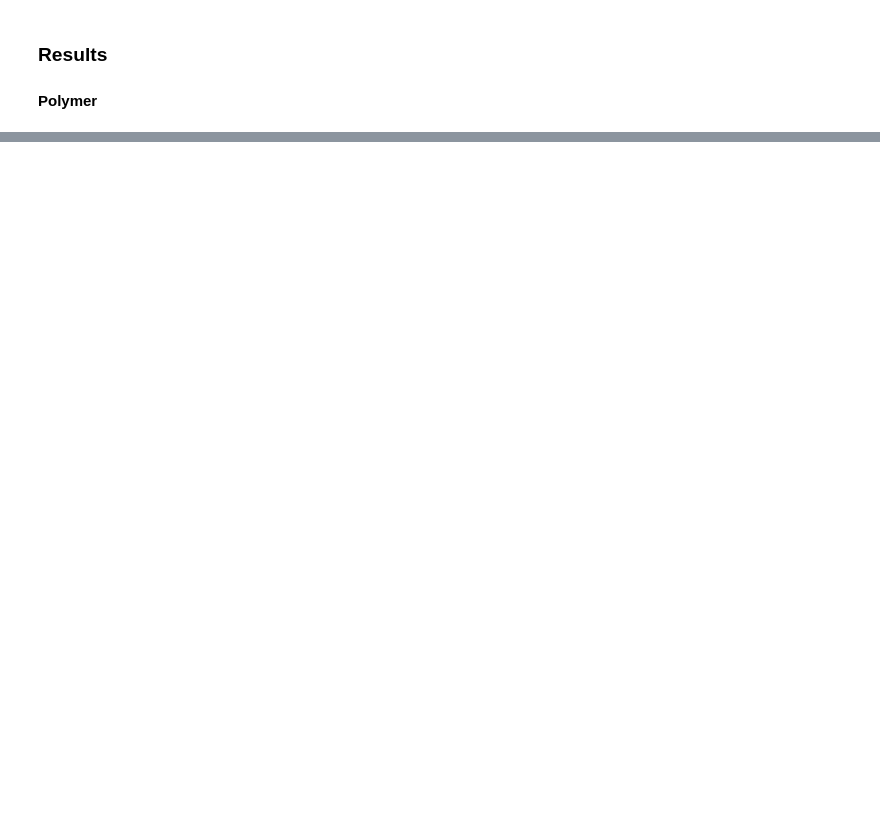
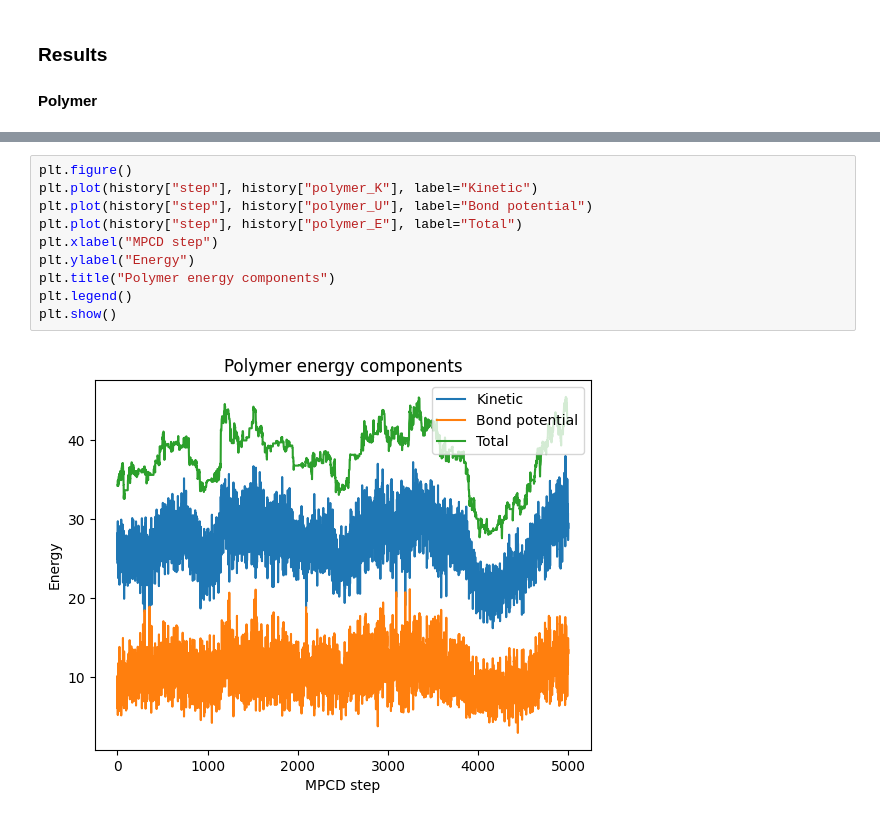
Before and after one commit to olegoniy/mpcd, a Jupyter notebook: notebooks/SimulationDiagnostics.ipynb, the cells around one changed output, grey strips where cells are left out. Saved outputs shown, nothing was run; the diff lists cells and outputs as text; blank space fills up the shorter version.

```diff
--- a/notebooks/SimulationDiagnostics.ipynb
+++ b/notebooks/SimulationDiagnostics.ipynb
@@ -134,0 +151,12 @@ AttributeError: module 'matplotlib' has no attribute 'figure'
+# %%
+plt.figure()
+plt.plot(history["step"], history["polymer_K"], label="Kinetic")
+plt.plot(history["step"], history["polymer_U"], label="Bond potential")
+plt.plot(history["step"], history["polymer_E"], label="Total")
+plt.xlabel("MPCD step")
+plt.ylabel("Energy")
+plt.title("Polymer energy components")
+plt.legend()
+plt.show()
+# %% [output]
+[figure, added]
```
Also changed, not shown: parts of 13 cells of this notebook, 1 other file.
